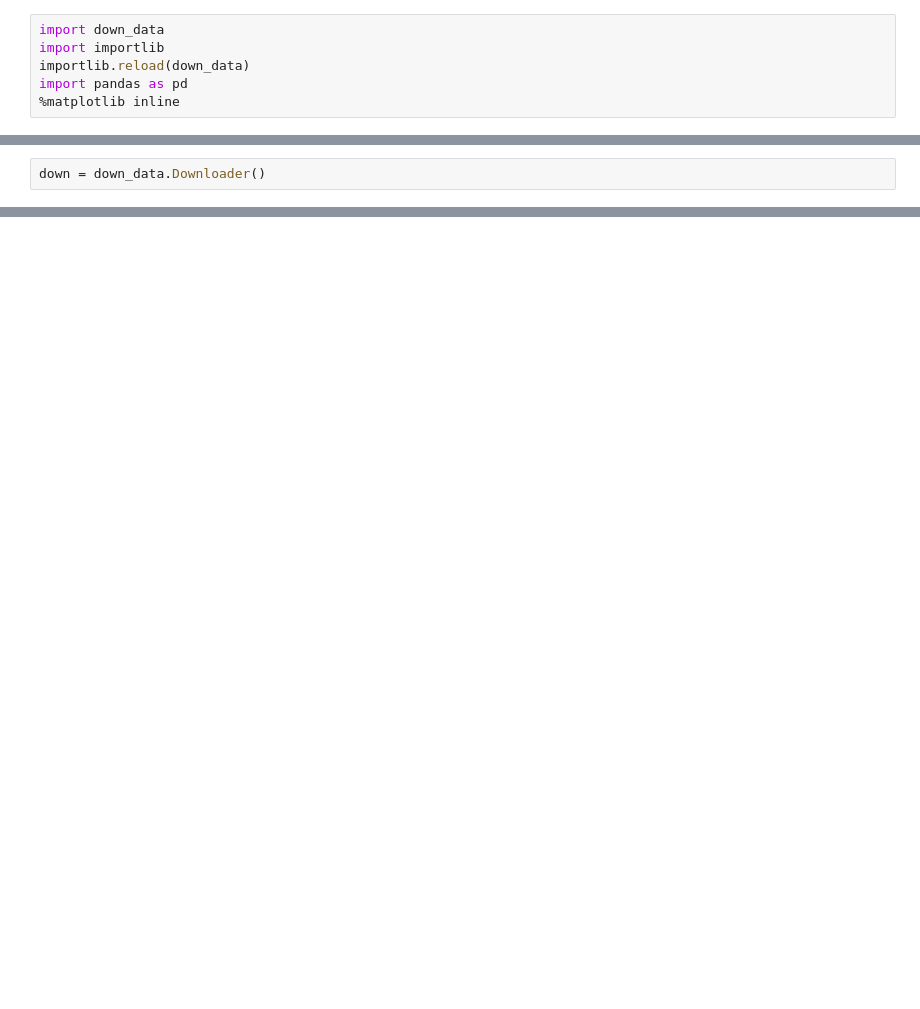
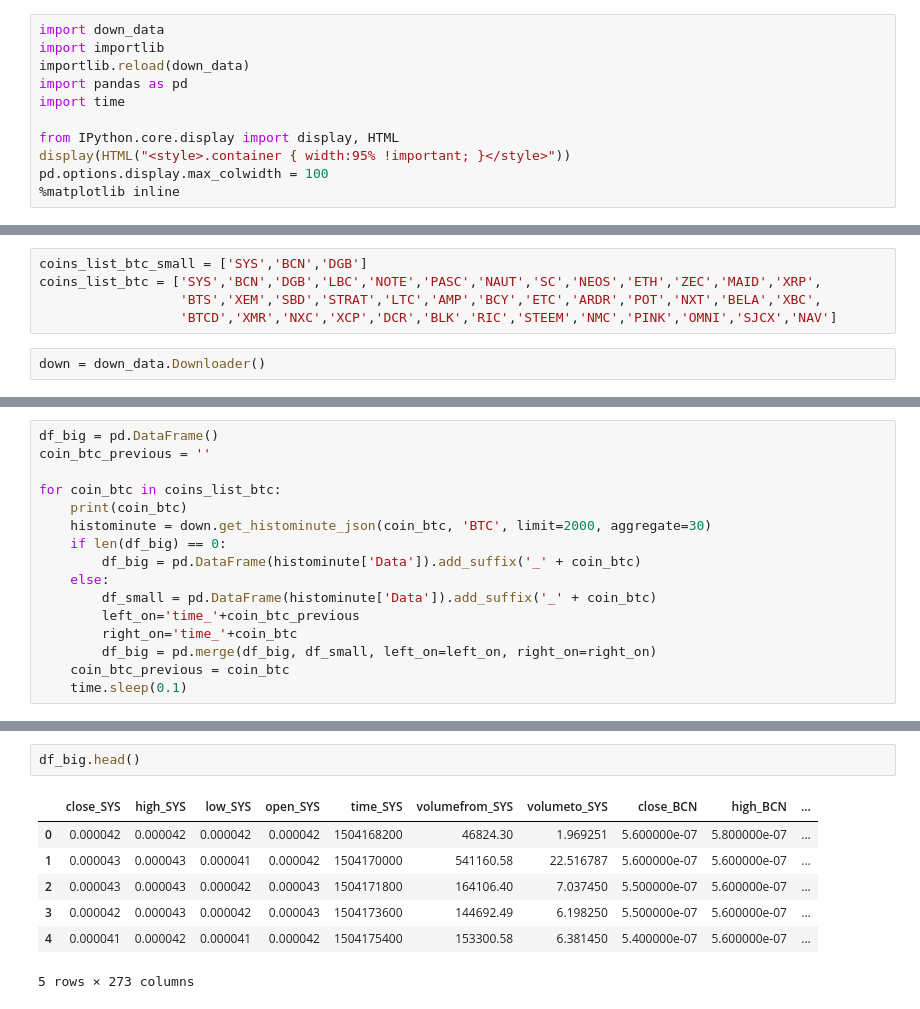
Before and after one commit to SupermanAdam007/Crypto_history_funn, a Jupyter notebook: Crypto_history_funn.ipynb, the cells around one changed output, grey strips where cells are left out. Drawn from its saved outputs; the diff is of its cells as text; blank space fills up the shorter version.

```diff
--- a/Crypto_history_funn.ipynb
+++ b/Crypto_history_funn.ipynb
@@ -3,4 +3,9 @@ import down_data
 import importlib
 importlib.reload(down_data)
 import pandas as pd
+import time
+
+from IPython.core.display import display, HTML
+display(HTML("<style>.container { width:95% !important; }</style>"))
+pd.options.display.max_colwidth = 100
 %matplotlib inline
@@ -11,2 +23,7 @@ coins_list_btc = ['sys','bcn','dgb','lbc','note','pasc','naut','sc','neos','eth'
+# %%
+coins_list_btc_small = ['SYS','BCN','DGB']
+coins_list_btc = ['SYS','BCN','DGB','LBC','NOTE','PASC','NAUT','SC','NEOS','ETH','ZEC','MAID','XRP',
+                  'BTS','XEM','SBD','STRAT','LTC','AMP','BCY','ETC','ARDR','POT','NXT','BELA','XBC',
+                  'BTCD','XMR','NXC','XCP','DCR','BLK','RIC','STEEM','NMC','PINK','OMNI','SJCX','NAV']
 # %%
 down = down_data.Downloader()
@@ -62,0 +30,16 @@ for t_block in a['Data']:
+# %%
+df_big = pd.DataFrame()
+coin_btc_previous = ''
+
+for coin_btc in coins_list_btc:
+    print(coin_btc)
+    histominute = down.get_histominute_json(coin_btc, 'BTC', limit=2000, aggregate=30)
+    if len(df_big) == 0:
+        df_big = pd.DataFrame(histominute['Data']).add_suffix('_' + coin_btc)
+    else:
+        df_small = pd.DataFrame(histominute['Data']).add_suffix('_' + coin_btc)
+        left_on='time_'+coin_btc_previous
+        right_on='time_'+coin_btc
+        df_big = pd.merge(df_big, df_small, left_on=left_on, right_on=right_on)
+    coin_btc_previous = coin_btc
+    time.sleep(0.1)
@@ -62,0 +64,10 @@ for t_block in a['Data']:
+# %%
+df_big.head()
+# %% [output]
+|  | close_SYS | high_SYS | low_SYS | open_SYS | time_SYS | volumefrom_SYS | volumeto_SYS | close_BCN | high_BCN | ... |
+| 0 | 0.000042 | 0.000042 | 0.000042 | 0.000042 | 1504168200 | 46824.30 | 1.969251 | 5.600000e-07 | 5.800000e-07 | ... |
+| 1 | 0.000043 | 0.000043 | 0.000041 | 0.000042 | 1504170000 | 541160.58 | 22.516787 | 5.600000e-07 | 5.600000e-07 | ... |
+| 2 | 0.000043 | 0.000043 | 0.000042 | 0.000043 | 1504171800 | 164106.40 | 7.037450 | 5.500000e-07 | 5.600000e-07 | ... |
+| 3 | 0.000042 | 0.000043 | 0.000042 | 0.000043 | 1504173600 | 144692.49 | 6.198250 | 5.500000e-07 | 5.600000e-07 | ... |
+| 4 | 0.000041 | 0.000042 | 0.000041 | 0.000042 | 1504175400 | 153300.58 | 6.381450 | 5.400000e-07 | 5.600000e-07 | ... |
+5 rows × 273 columns
```
Also changed, not shown: parts of 10 cells of this notebook, 1 other file.
